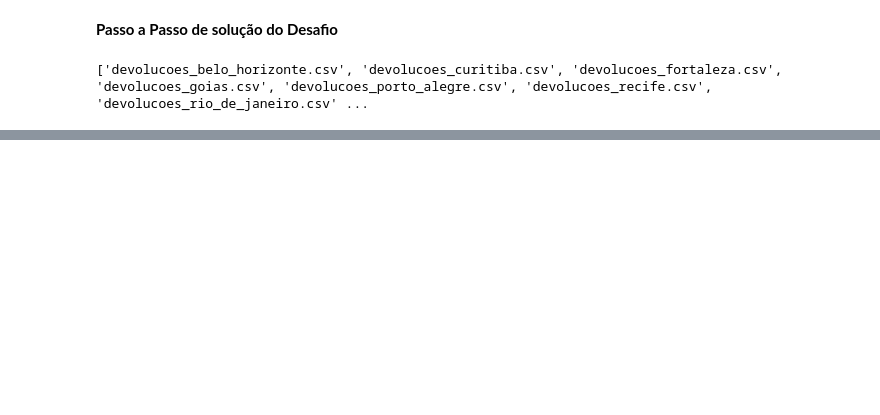
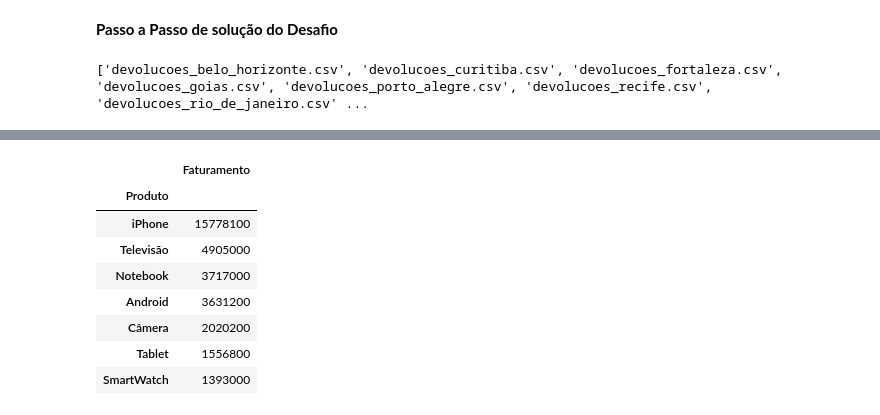
Before and after one commit to lucasvieirafelisberto/analise-vendas-varejo, a Jupyter notebook: notebook/analise_vendas.ipynb, the cells around one changed output, grey strips where cells are left out. Cells and saved outputs as stored; diff of their text form; code cells hidden in the pictures; blank space fills up the shorter version.

```diff
--- a/notebook/analise_vendas.ipynb
+++ b/notebook/analise_vendas.ipynb
@@ -54,4 +141,20 @@ display(tabela_total)
 # %%
 # Passo 5 - Calcular o produto que mais faturou (em faturamento)
+
+tabela_total["Faturamento"] = tabela_total ["Quantidade Vendida"] = tabela_total["Preco Unitario"]
+tabela_faturamento = tabela_total.groupby("Produto").sum()
+#calculando produtos que mais faturaram e ordenando pelo faturamento.
+tabela_faturamento = tabela_faturamento[["Faturamento"]].sort_values(by="Faturamento",ascending=False)
+display(tabela_faturamento)
+# %% [output]
+|  | Faturamento |
+| Produto |  |
+| iPhone | 15778100 |
+| Televisão | 4905000 |
+| Notebook | 3717000 |
+| Android | 3631200 |
+| Câmera | 2020200 |
+| Tablet | 1556800 |
+| SmartWatch | 1393000 |
 # %%
 # Passo 6 - Calcular a loja/cidade que mais vendeu (em faturamento) - criar um gráfico/dashboard
```
Also changed, not shown: parts of 3 cells of this notebook.
